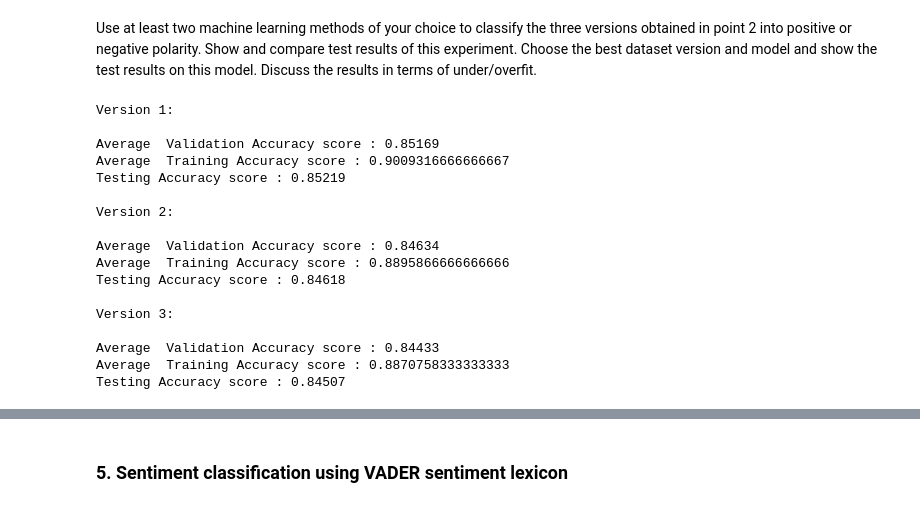
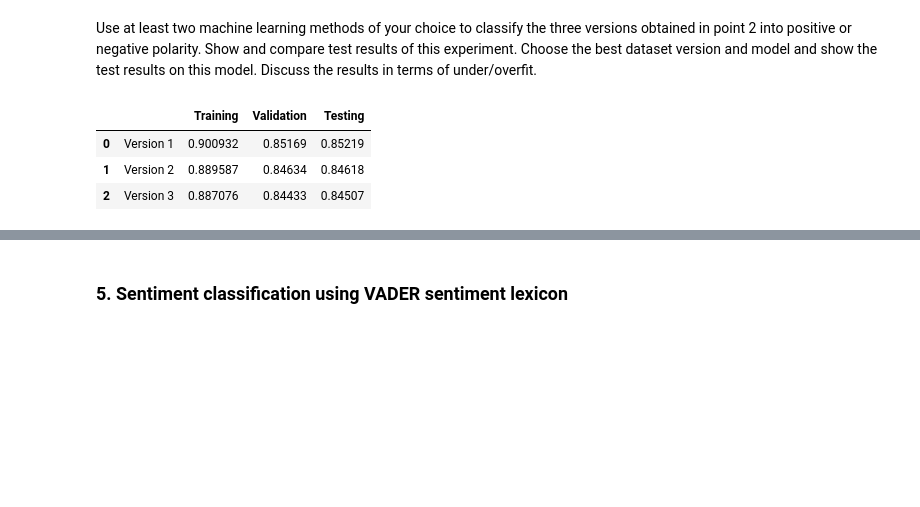
Before and after one commit to Anomaly1702/NLP_Basics, a Jupyter notebook: a1812913_Anubhav_assign1.ipynb, the cells around one changed output, grey strips where cells are left out. Cells and saved outputs as stored; diff of their text form; code cells hidden in the pictures; blank space fills up the shorter version.

```diff
--- a/a1812913_Anubhav_assign1.ipynb
+++ b/a1812913_Anubhav_assign1.ipynb
@@ -304,66 +344,36 @@ def train_test_accuracies(model,x_train,y_train,x_test,y_test,v1 = False):
 # %%
-
-# All_Ttrain_acc = []
-# All_Ttest_acc = []
-# All_Vtrain_acc = []
-# All_Vtest_acc = []
-
-# def get_val_accuracies(train_data,label,model,vec=True):
-#   if vec == True:
-#     count = CountVectorizer()
-#   else:
-#     count = CountVectorizer(lowercase=False)
-#   X_train_bag_of_words = count.fit_transform(train_data)
-#   cv = StratifiedKFold(n_splits=5, random_state=42, shuffle=True)
-#   scores = cross_validate(model, X_train_bag_of_words, label, cv=cv, scoring="accuracy")
-#   return scores
-
-# def get_train_accuracies(train_data,label,model,vec=True):
-#   if vec == True:
-#     count = CountVectorizer()
-#   else:
-#     count = CountVectorizer(lowercase=False)
-#   X_train_bag_of_words = count.fit_transform(train_data)
-#   cv = StratifiedKFold(n_splits=5, random_state=42, shuffle=True)
-#   scores = cross_validate(model, X_train_bag_of_words, label, cv=cv, scoring="accuracy" , return_train_score=True)
-#   return scores
-
 clf = BernoulliNB()
 print("\nVersion 1:\n")
 V1 = train_test_accuracies(clf,sen_train_version1,train_labels,sen_test_version1,test_labels,True)
 print(f"Average  Validation Accuracy score : {V1[1]}")
 print(f"Average  Training Accuracy score : {V1[0]}")
 print(f"Testing Accuracy score : {V1[2]}")
 
 print("\nVersion 2:\n")
 V2 = train_test_accuracies(clf,sen_train_version2,train_labels,sen_test_version2,test_labels)
 print(f"Average  Validation Accuracy score : {V2[1]}")
 print(f"Average  Training Accuracy score : {V2[0]}")
 print(f"Testing Accuracy score : {V2[2]}")
 
 print("\nVersion 3:\n")
 V3 = train_test_accuracies(clf,sen_train_version3,train_labels,sen_test_version3,test_labels)
 print(f"Average  Validation Accuracy score : {V3[1]}")
 print(f"Average  Training Accuracy score : {V3[0]}")
 print(f"Testing Accuracy score : {V3[2]}")
+
+All_train_acc =[V1[0],V2[0],V3[0]]
+All_Val_acc =[V1[1],V2[1],V3[1]]
+All_test_acc =[V1[2],V2[2],V3[2]]
+row_labels = ["Version 1","Version 2","Version 3"]
+
+print("Classification results using BernoulliNB ")
+BernoulliNB_df = pd.DataFrame(list(zip(row_labels,All_train_acc,All_Val_acc,All_test_acc)),columns = ["","Training","Validation","Testing"])
+BernoulliNB_df
 # %% [output]
-Version 1:
-
-Average  Validation Accuracy score : 0.85169
-Average  Training Accuracy score : 0.9009316666666667
-Testing Accuracy score : 0.85219
-
-Version 2:
-
-Average  Validation Accuracy score : 0.84634
-Average  Training Accuracy score : 0.8895866666666666
-Testing Accuracy score : 0.84618
-
-Version 3:
-
-Average  Validation Accuracy score : 0.84433
-Average  Training Accuracy score : 0.8870758333333333
-Testing Accuracy score : 0.84507
+|  |  | Training | Validation | Testing |
+| 0 | Version 1 | 0.900932 | 0.85169 | 0.85219 |
+| 1 | Version 2 | 0.889587 | 0.84634 | 0.84618 |
+| 2 | Version 3 | 0.887076 | 0.84433 | 0.84507 |
 # %%
 from sklearn.linear_model import LogisticRegression
 clf = LogisticRegression(solver='liblinear', random_state=0)
```
Also changed, not shown: parts of 8 cells of this notebook.
